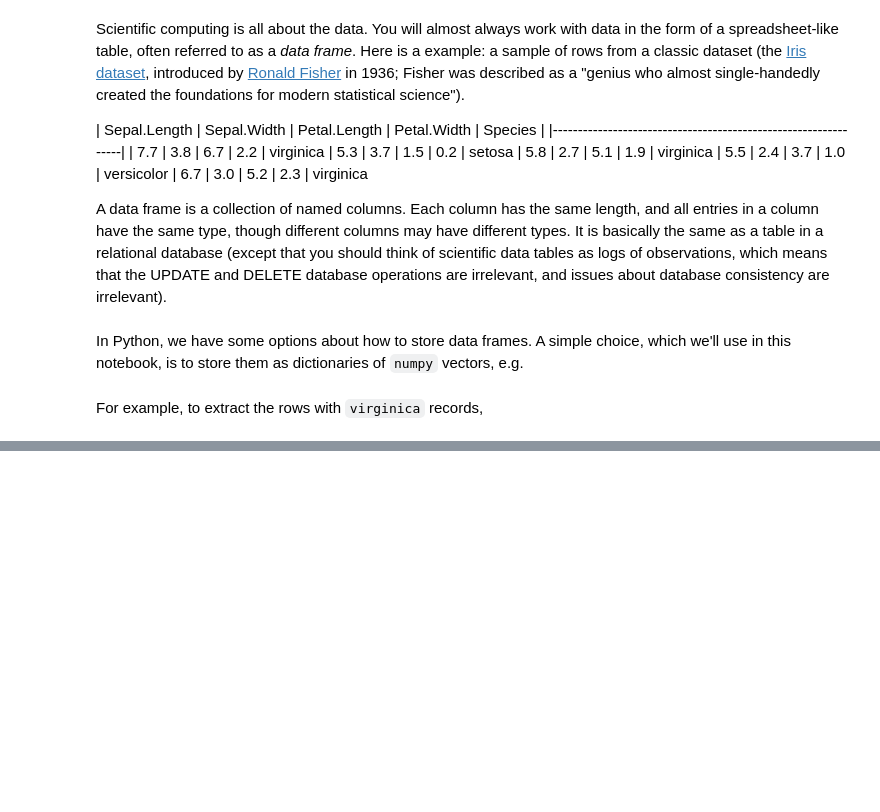
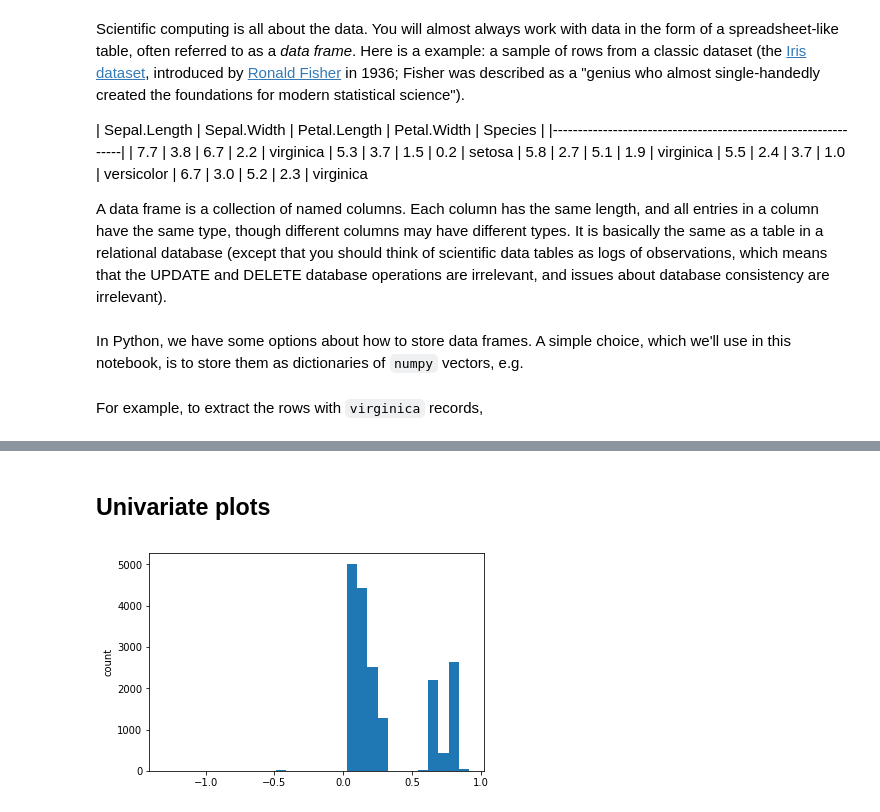
Before and after one commit to damonjw/scicomp, a Jupyter notebook: 3. Working with data.ipynb, the cells around one changed output, grey strips where cells are left out. Cells and saved outputs as stored; diff of their text form; code cells hidden in the pictures; blank space fills up the shorter version.

Commit message:
Working on "3. Working with data"

```diff
--- a/3. Working with data.ipynb
+++ b/3. Working with data.ipynb
@@ -315,0 +97,3 @@ from [Sophie Chou at the MIT Media Lab](http://www.storybench.org/to-scrape-or-n
+# %%
+df = pandas.read_csv('data/flood.csv')
+df = OrderedDict((k,df[k].values) for k in df)
@@ -315,0 +152,3 @@ from [Sophie Chou at the MIT Media Lab](http://www.storybench.org/to-scrape-or-n
+# %%
+df['measure_id'] = df['measure_id'].astype(str)
+summarize(df['measure_id'])
@@ -315,0 +163,8 @@ from [Sophie Chou at the MIT Media Lab](http://www.storybench.org/to-scrape-or-n
+# %% [markdown]
+## Univariate plots
+# %%
+plt.hist(df['value'][~np.isnan(df['value'])], bins=30)
+plt.ylabel('count')
+plt.show()
+# %% [output]
+[figure, added]
```
Also changed, not shown: parts of 72 cells of this notebook, 6 other files.
